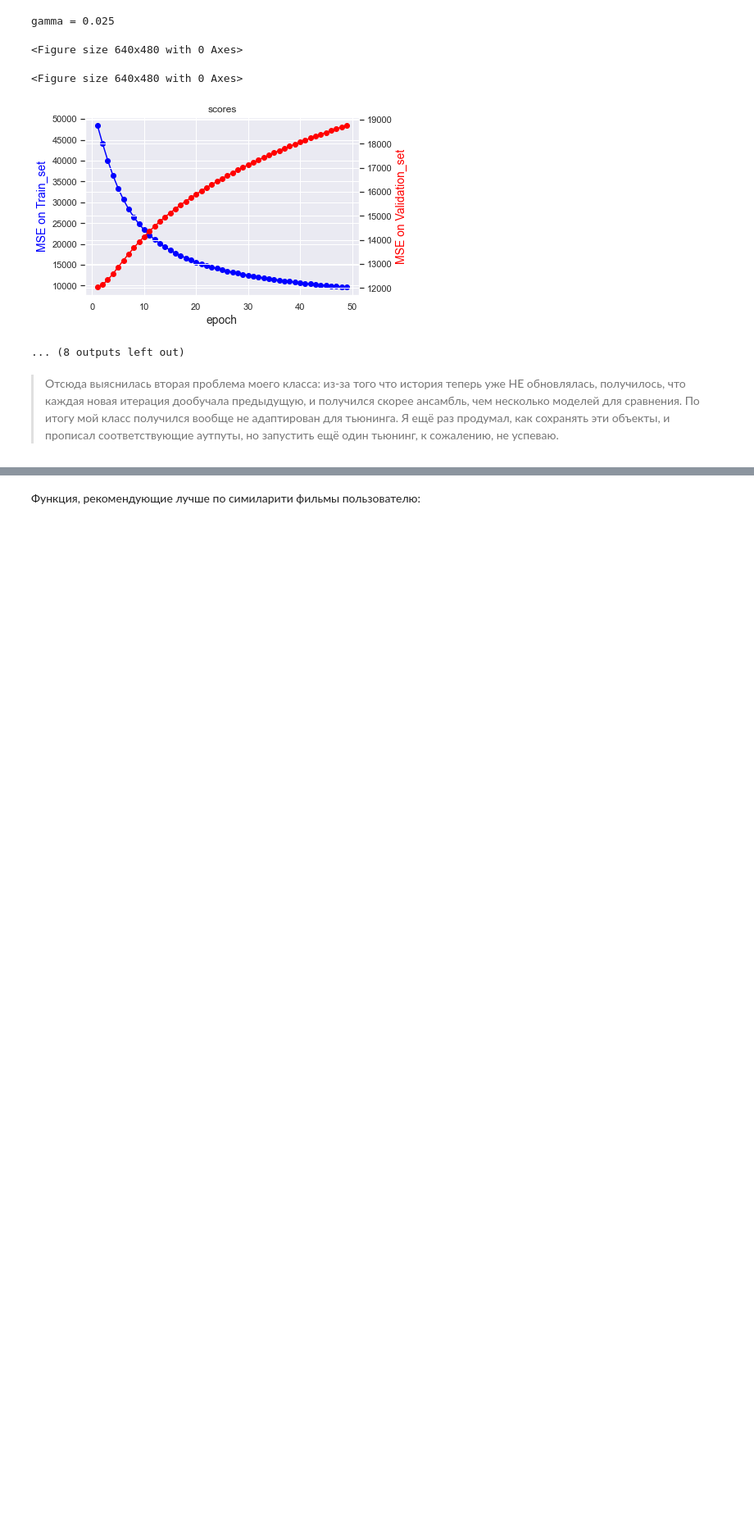
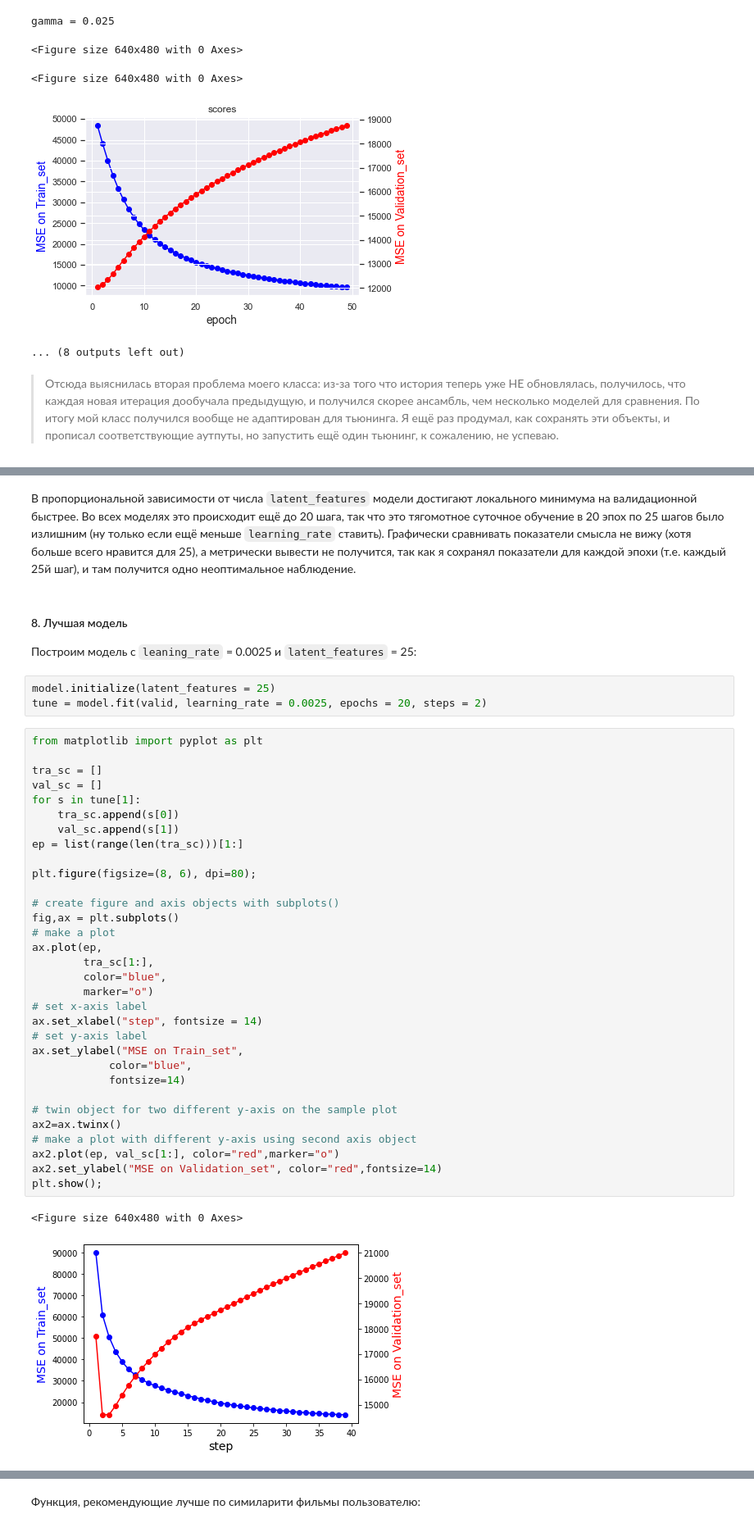
Before and after one commit to alexpoov/alexpoov, a Jupyter notebook: popov_hw.ipynb, the cells around one changed output, grey strips where cells are left out. Shown: that part at 82% size. Saved outputs shown, nothing was run; the diff lists cells and outputs as text; blank space fills up the shorter version.

```diff
--- a/popov_hw.ipynb
+++ b/popov_hw.ipynb
@@ -1189,0 +1292,44 @@ gamma = 0.025
+# %% [markdown]
+В пропорциональной зависимости от числа `latent_features` модели достигают локального минимума на валидационной быстрее. Во всех моделях это происходит ещё до 20 шага, так что это тягомотное суточное обучение в 20 эпох по 25 шагов было излишним (ну только если ещё меньше `learning_rate` ставить). Графически сравнивать показатели смысла не вижу (хотя больше всего нравится для 25), а метрически вывести не получится, так как я сохранял показатели для каждой эпохи (т.е. каждый 25й шаг), и там получится одно неоптимальное наблюдение.
+# %% [markdown]
+#### 8. Лучшая модель
+
+Построим модель с `leaning_rate` = 0.0025 и `latent_features` = 25:
+# %%
+model.initialize(latent_features = 25)
+tune = model.fit(valid, learning_rate = 0.0025, epochs = 20, steps = 2)
+# %%
+from matplotlib import pyplot as plt
+
+tra_sc = []
+val_sc = []
+for s in tune[1]:
+    tra_sc.append(s[0])
+    val_sc.append(s[1])
+ep = list(range(len(tra_sc)))[1:]
+
+plt.figure(figsize=(8, 6), dpi=80);
+
+# create figure and axis objects with subplots()
+fig,ax = plt.subplots()
+# make a plot
+ax.plot(ep,
+        tra_sc[1:],
+        color="blue",
+        marker="o")
+# set x-axis label
+ax.set_xlabel("step", fontsize = 14)
+# set y-axis label
+ax.set_ylabel("MSE on Train_set",
+            color="blue",
+            fontsize=14)
+
+# twin object for two different y-axis on the sample plot
+ax2=ax.twinx()
+# make a plot with different y-axis using second axis object
+ax2.plot(ep, val_sc[1:], color="red",marker="o")
+ax2.set_ylabel("MSE on Validation_set", color="red",fontsize=14)
+plt.show();
+# %% [output]
+<Figure size 640x480 with 0 Axes>
+[figure, added]
```
Also changed, not shown: parts of 42 cells of this notebook.
